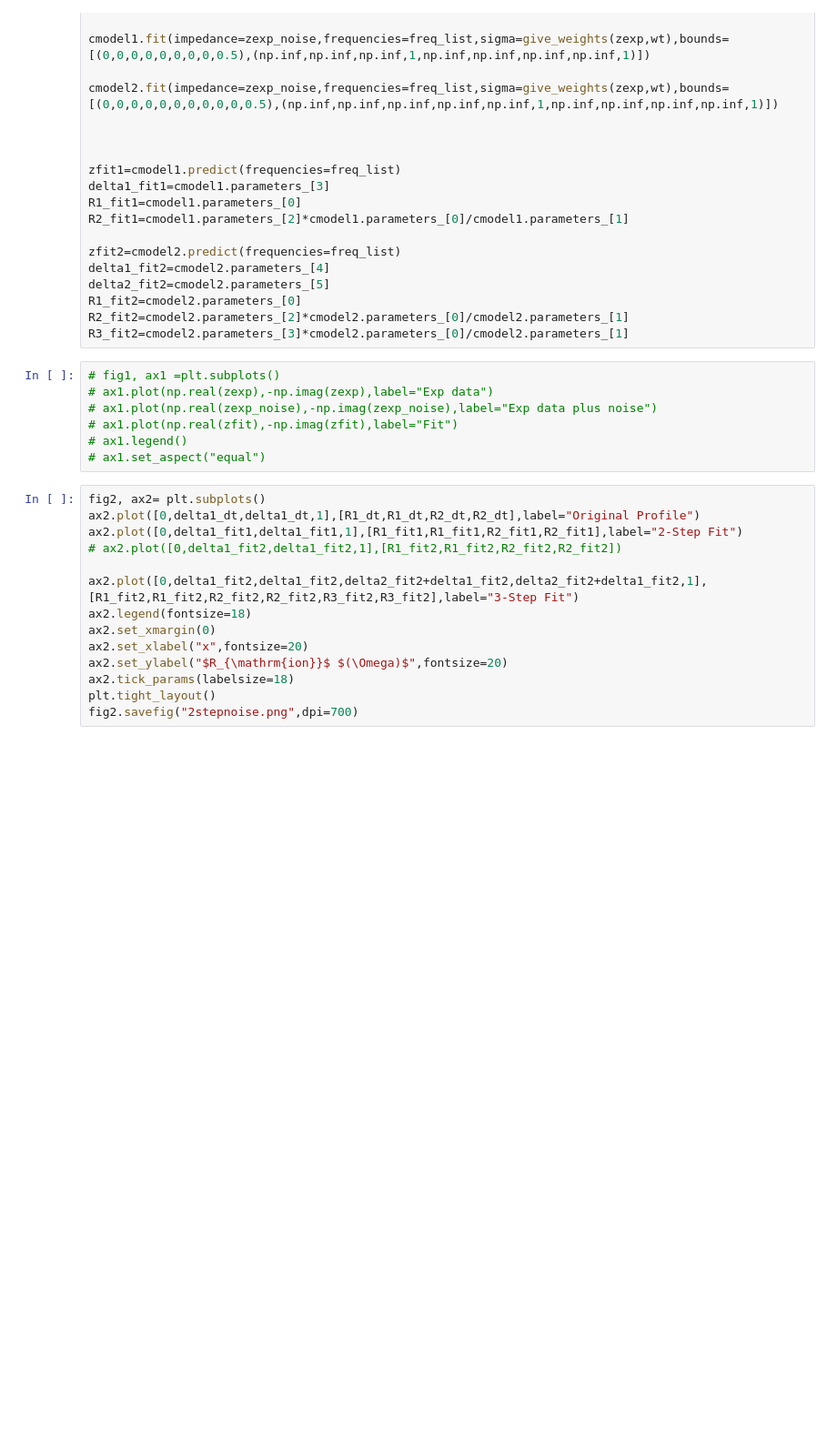
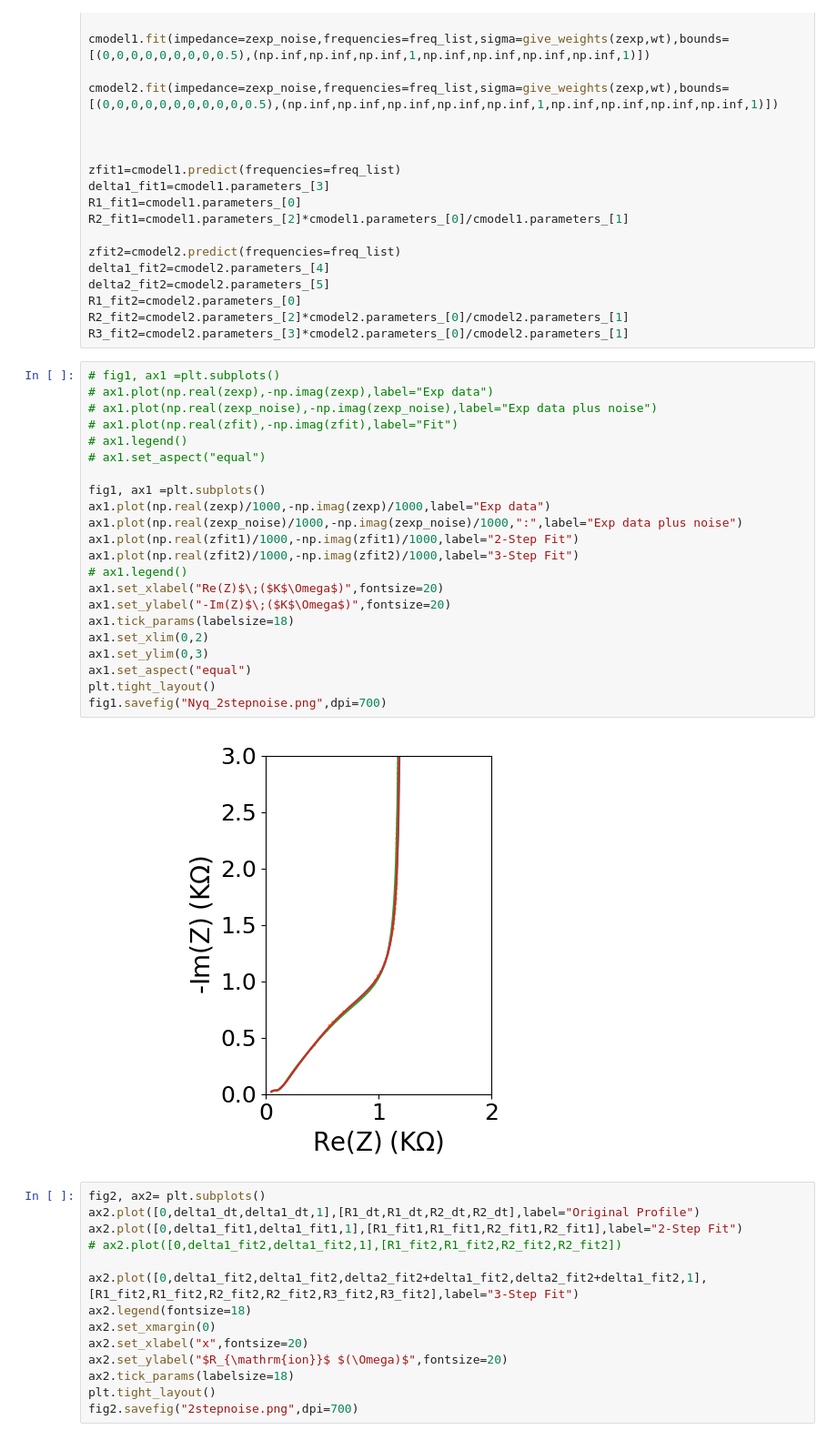
Before and after one commit to Yugal0/fitting-final, a Jupyter notebook: Noise added/2step.ipynb, the cells around one changed output. Shown at 91% size. Saved outputs shown, nothing was run; the diff lists cells and outputs as text; blank space fills up the shorter version.

```diff
--- a/Noise added/2step.ipynb
+++ b/Noise added/2step.ipynb
@@ -100,10 +100,27 @@ R3_fit2=cmodel2.parameters_[3]*cmodel2.parameters_[0]/cmodel2.parameters_[1]
 # %%
 # fig1, ax1 =plt.subplots()
 # ax1.plot(np.real(zexp),-np.imag(zexp),label="Exp data")
 # ax1.plot(np.real(zexp_noise),-np.imag(zexp_noise),label="Exp data plus noise")
 # ax1.plot(np.real(zfit),-np.imag(zfit),label="Fit")
 # ax1.legend()
 # ax1.set_aspect("equal")
+
+fig1, ax1 =plt.subplots()
+ax1.plot(np.real(zexp)/1000,-np.imag(zexp)/1000,label="Exp data")
+ax1.plot(np.real(zexp_noise)/1000,-np.imag(zexp_noise)/1000,":",label="Exp data plus noise")
+ax1.plot(np.real(zfit1)/1000,-np.imag(zfit1)/1000,label="2-Step Fit")
+ax1.plot(np.real(zfit2)/1000,-np.imag(zfit2)/1000,label="3-Step Fit")
+# ax1.legend()
+ax1.set_xlabel("Re(Z)$\;($K$\Omega$)",fontsize=20)
+ax1.set_ylabel("-Im(Z)$\;($K$\Omega$)",fontsize=20)
+ax1.tick_params(labelsize=18)
+ax1.set_xlim(0,2)
+ax1.set_ylim(0,3)
+ax1.set_aspect("equal")
+plt.tight_layout()
+fig1.savefig("Nyq_2stepnoise.png",dpi=700)
+# %% [output]
+[figure, added]
 # %%
 fig2, ax2= plt.subplots()
 ax2.plot([0,delta1_dt,delta1_dt,1],[R1_dt,R1_dt,R2_dt,R2_dt],label="Original Profile")
```
Also changed, not shown: 1 other file.
